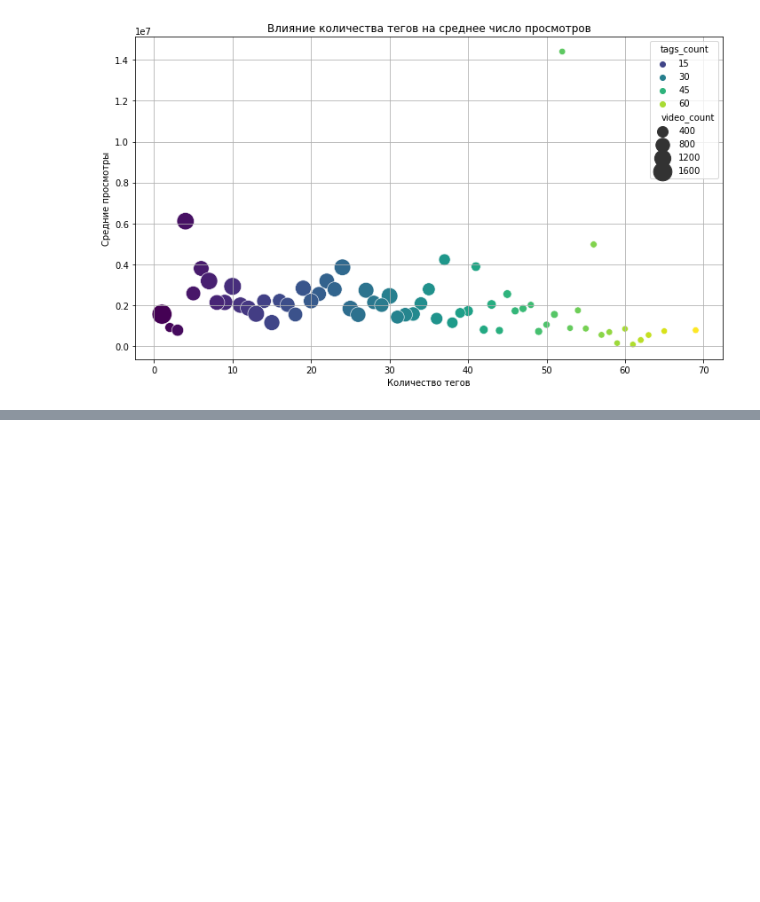
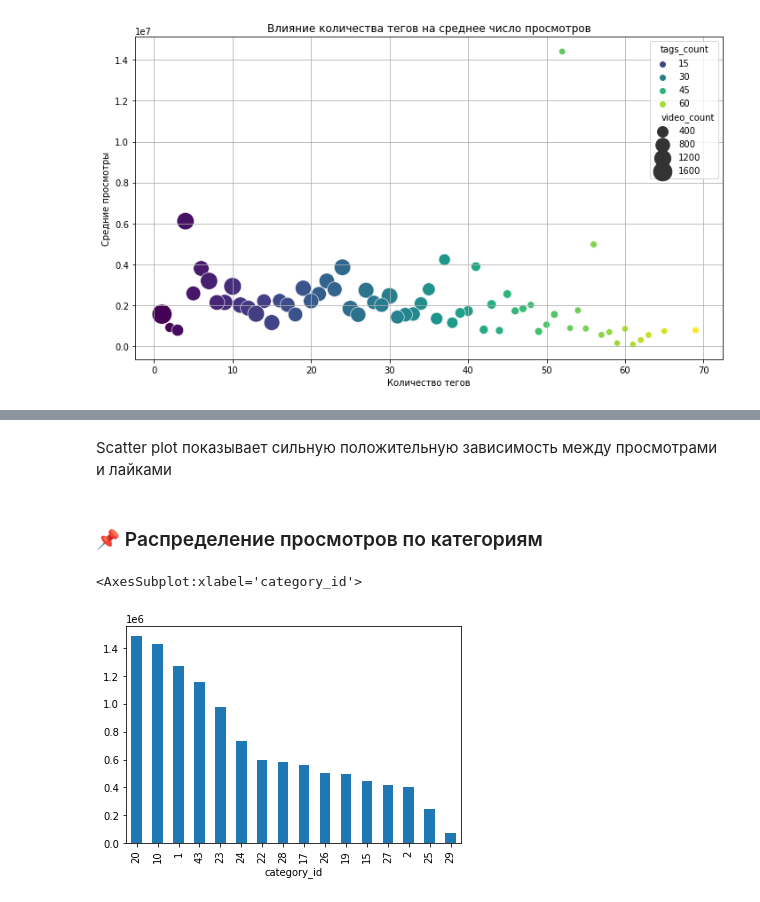
Before and after one commit to ubalievb/youtube-trend-analysis, a Jupyter notebook: Проект исследовательский анализ ТРЕНДЫ YOUTUBE.ipynb, the cells around one changed output, grey strips where cells are left out. Drawn from its saved outputs; the diff is of its cells as text; code cells hidden in the pictures; blank space fills up the shorter version.

```diff
--- a/Проект исследовательский анализ ТРЕНДЫ YOUTUBE.ipynb
+++ b/Проект исследовательский анализ ТРЕНДЫ YOUTUBE.ipynb
@@ -377,0 +588,9 @@ LIMIT 10
+# %% [markdown]
+Scatter plot показывает сильную положительную зависимость между просмотрами и лайками
+# %% [markdown]
+### 📌 Распределение просмотров по категориям
+# %%
+df_cleaned.groupby('category_id')['views'].median().sort_values(ascending=False).plot(kind='bar')
+# %% [output]
+<AxesSubplot:xlabel='category_id'>
+[figure, added]
```
Also changed, not shown: parts of 35 cells of this notebook.
